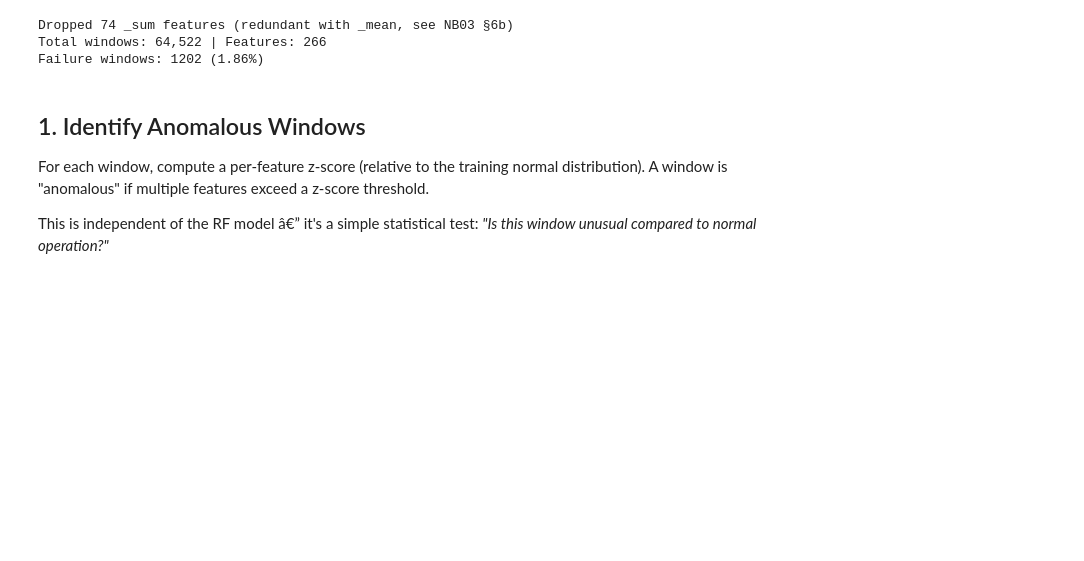
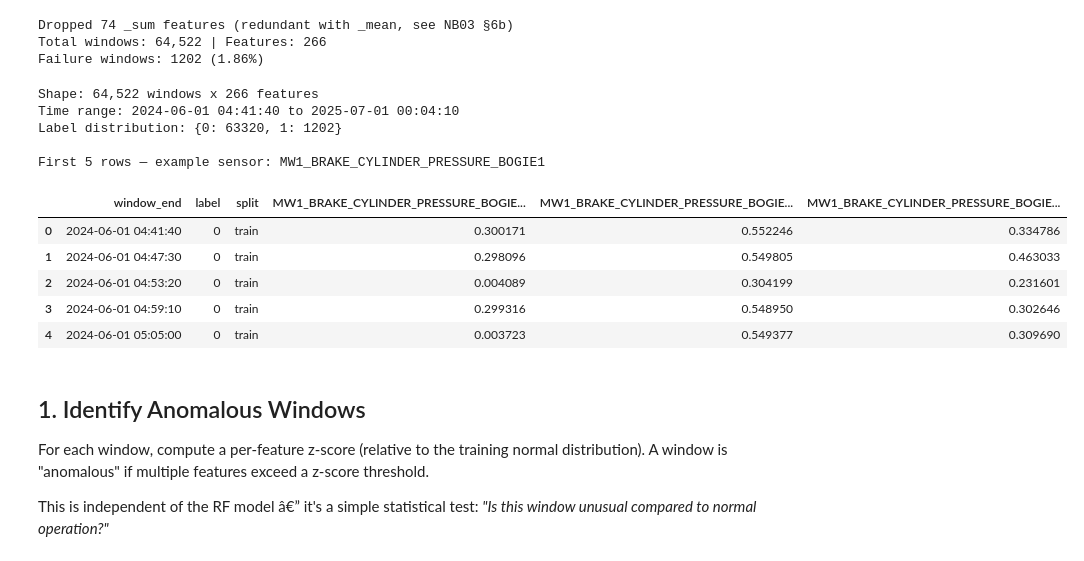
Before and after one commit to Emir515/Kurtulus-thesis, a Jupyter notebook: notebooks/04_anomaly_detection_cluster_analysis.ipynb, the cells around one changed output. Saved outputs shown, nothing was run; the diff lists cells and outputs as text; code cells hidden in the pictures; blank space fills up the shorter version.

```diff
--- a/notebooks/04_anomaly_detection_cluster_analysis.ipynb
+++ b/notebooks/04_anomaly_detection_cluster_analysis.ipynb
@@ -64,6 +63,31 @@ print(f'Failure windows: {all_sup["label"].sum()} ({100*all_sup["label"].mean():
 Dropped 74 _sum features (redundant with _mean, see NB03 §6b)
 Total windows: 64,522 | Features: 266
 Failure windows: 1202 (1.86%)
+# %%
+# Quick dataset preview
+print(f'Shape: {all_sup.shape[0]:,} windows x {len(feature_cols)} features')
+print(f'Time range: {all_sup["window_end"].min()} to {all_sup["window_end"].max()}')
+print(f'Label distribution: {all_sup["label"].value_counts().to_dict()}')
+print()
+
+# Pick one representative sensor and show all its aggregation types
+sample_sensor = 'MW1_BRAKE_CYLINDER_PRESSURE_BOGIE1'
+sample_feats = [f for f in feature_cols if f.startswith(sample_sensor)]
+preview_cols = ['window_end', 'label', 'split'] + sample_feats
+print(f'First 5 rows — example sensor: {sample_sensor}')
+all_sup[preview_cols].head()
+# %% [output]
+Shape: 64,522 windows x 266 features
+Time range: 2024-06-01 04:41:40 to 2025-07-01 00:04:10
+Label distribution: {0: 63320, 1: 1202}
+
+First 5 rows — example sensor: MW1_BRAKE_CYLINDER_PRESSURE_BOGIE1
+|  | window_end | label | split | MW1_BRAKE_CYLINDER_PRESSURE_BOGIE... | MW1_BRAKE_CYLINDER_PRESSURE_BOGIE... | MW1_BRAKE_CYLINDER_PRESSURE_BOGIE... |
+| 0 | 2024-06-01 04:41:40 | 0 | train | 0.300171 | 0.552246 | 0.334786 |
+| 1 | 2024-06-01 04:47:30 | 0 | train | 0.298096 | 0.549805 | 0.463033 |
+| 2 | 2024-06-01 04:53:20 | 0 | train | 0.004089 | 0.304199 | 0.231601 |
+| 3 | 2024-06-01 04:59:10 | 0 | train | 0.299316 | 0.548950 | 0.302646 |
+| 4 | 2024-06-01 05:05:00 | 0 | train | 0.003723 | 0.549377 | 0.309690 |
 # %% [markdown]
 ## 1. Identify Anomalous Windows
 
```
Also changed, not shown: parts of 11 cells of this notebook, 1 other file.
